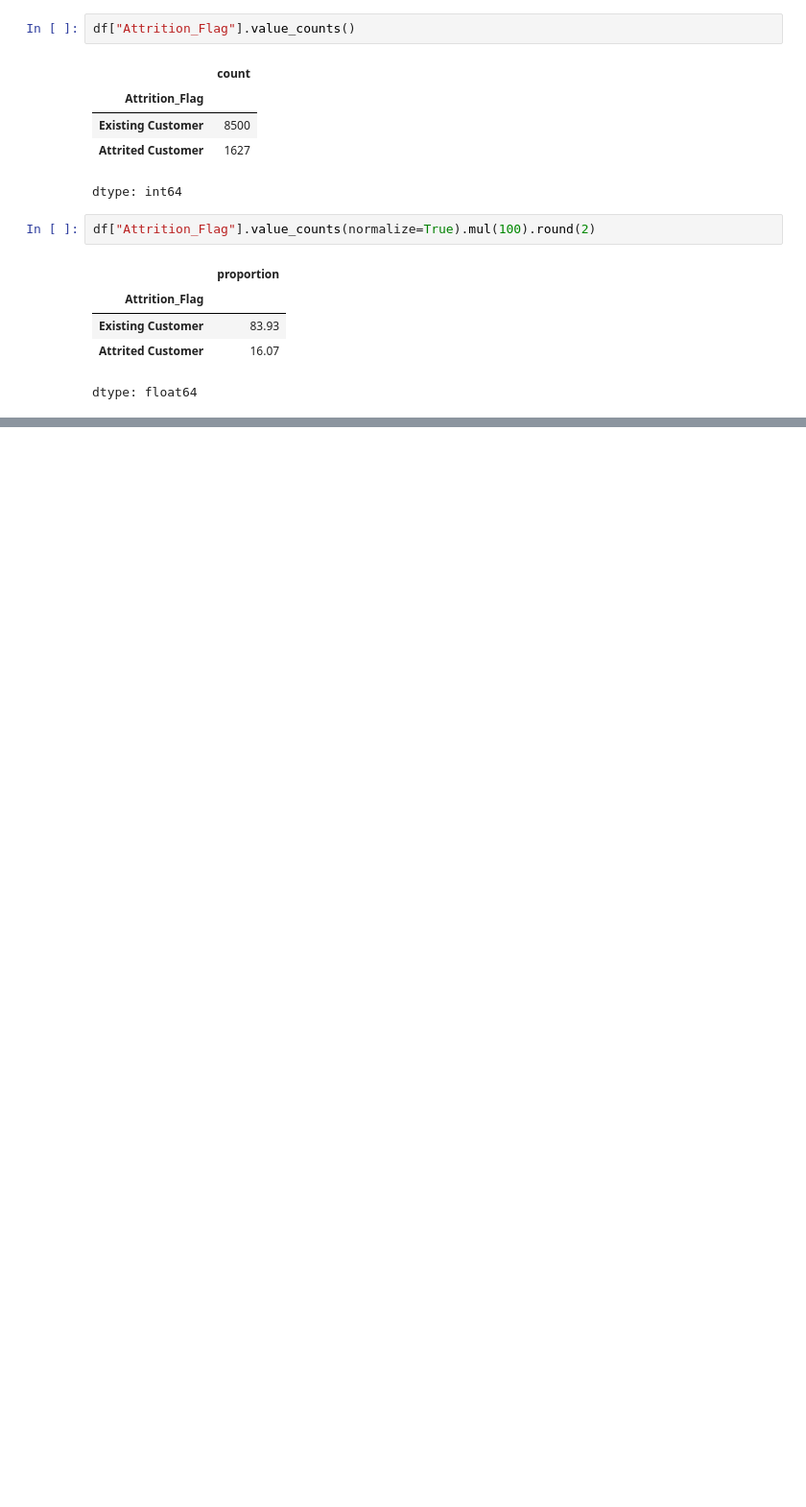
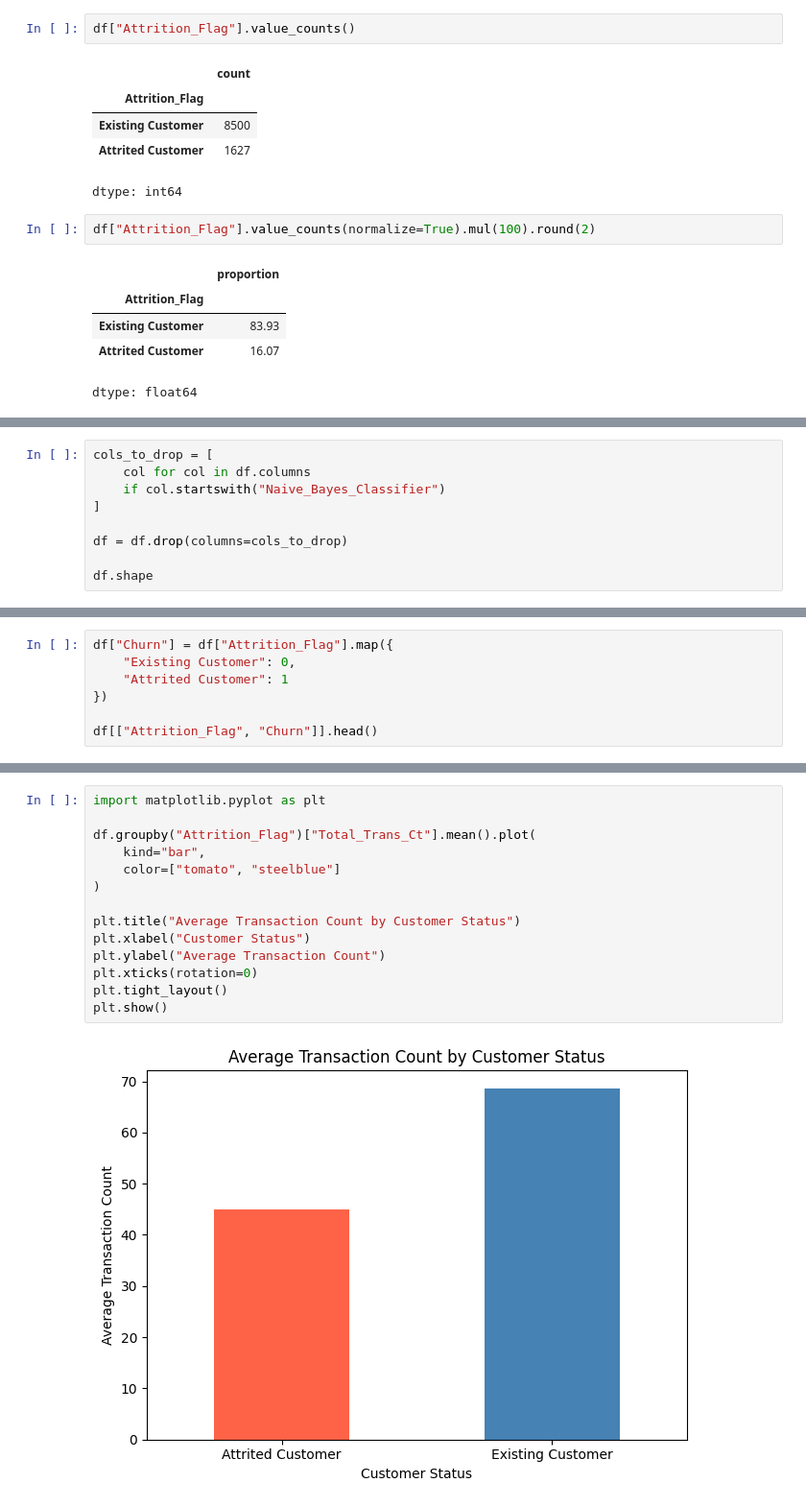
Before and after one commit to mehakgupta0406/credit-card-customer-churn, a Jupyter notebook: 01_data_analysis.ipynb, the cells around one changed output, grey strips where cells are left out. Shown at 96% size. Cells and saved outputs as stored; diff of their text form; blank space fills up the shorter version.

```diff
--- a/01_data_analysis.ipynb
+++ b/01_data_analysis.ipynb
@@ -81,0 +84,9 @@ dtype: float64
+# %%
+cols_to_drop = [
+    col for col in df.columns
+    if col.startswith("Naive_Bayes_Classifier")
+]
+
+df = df.drop(columns=cols_to_drop)
+
+df.shape
@@ -81,0 +95,7 @@ dtype: float64
+# %%
+df["Churn"] = df["Attrition_Flag"].map({
+    "Existing Customer": 0,
+    "Attrited Customer": 1
+})
+
+df[["Attrition_Flag", "Churn"]].head()
@@ -81,0 +132,16 @@ dtype: float64
+# %%
+import matplotlib.pyplot as plt
+
+df.groupby("Attrition_Flag")["Total_Trans_Ct"].mean().plot(
+    kind="bar",
+    color=["tomato", "steelblue"]
+)
+
+plt.title("Average Transaction Count by Customer Status")
+plt.xlabel("Customer Status")
+plt.ylabel("Average Transaction Count")
+plt.xticks(rotation=0)
+plt.tight_layout()
+plt.show()
+# %% [output]
+[figure, added]
```
Also changed, not shown: parts of 7 cells of this notebook.
